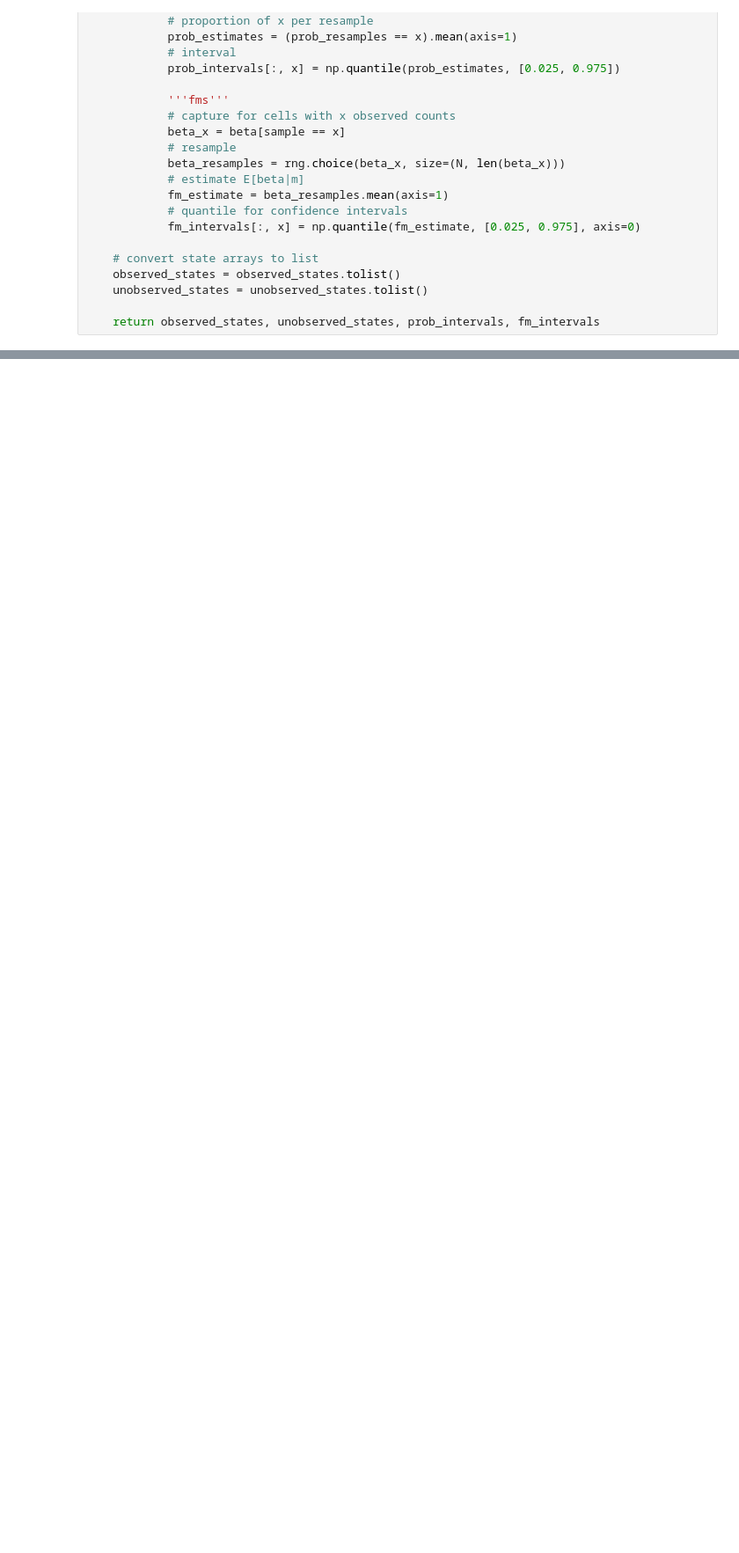
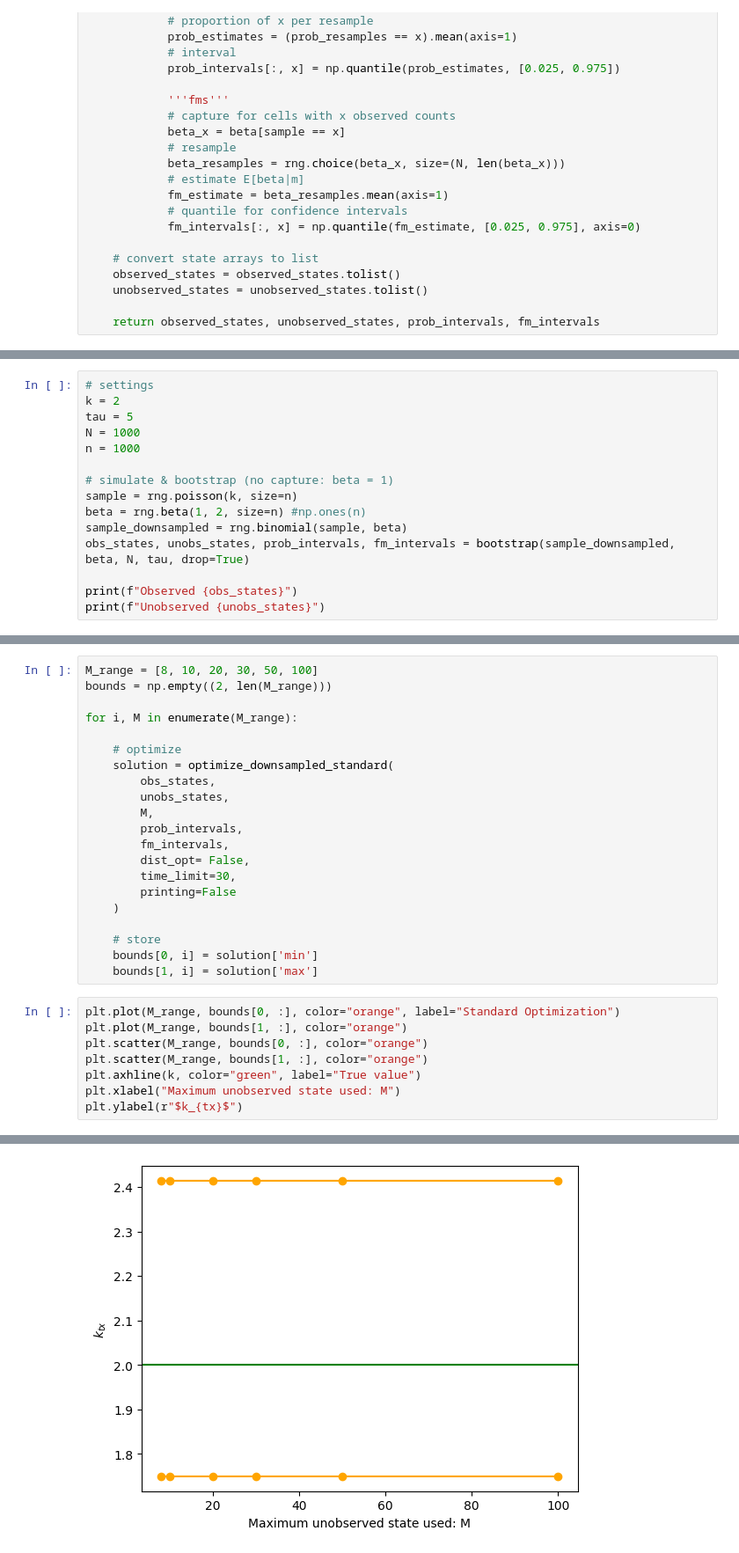
Before and after one commit to willjgh/M5R, a Jupyter notebook: Interaction/Bootstrap-Experiments/observed_set.ipynb, the cells around one changed output, grey strips where cells are left out. Shown: that part at 88% size. Saved outputs shown, nothing was run; the diff lists cells and outputs as text; blank space fills up the shorter version.

Commit message:
Initial setup of joint scaling optimization

```diff
--- a/Interaction/Bootstrap-Experiments/observed_set.ipynb
+++ b/Interaction/Bootstrap-Experiments/observed_set.ipynb
@@ -507,0 +504,15 @@ p(unobs) = 0.0034593625997474398
+# %%
+# settings
+k = 2
+tau = 5
+N = 1000
+n = 1000
+
+# simulate & bootstrap (no capture: beta = 1)
+sample = rng.poisson(k, size=n)
+beta = rng.beta(1, 2, size=n) #np.ones(n)
+sample_downsampled = rng.binomial(sample, beta)
+obs_states, unobs_states, prob_intervals, fm_intervals = bootstrap(sample_downsampled, beta, N, tau, drop=True)
+
+print(f"Observed {obs_states}")
+print(f"Unobserved {unobs_states}")
@@ -507,0 +522,30 @@ p(unobs) = 0.0034593625997474398
+# %%
+M_range = [8, 10, 20, 30, 50, 100]
+bounds = np.empty((2, len(M_range)))
+
+for i, M in enumerate(M_range):
+
+    # optimize
+    solution = optimize_downsampled_standard(
+        obs_states,
+        unobs_states,
+        M,
+        prob_intervals,
+        fm_intervals,
+        dist_opt= False,
+        time_limit=30,
+        printing=False
+    )
+
+    # store
+    bounds[0, i] = solution['min']
+    bounds[1, i] = solution['max']
+# %%
+plt.plot(M_range, bounds[0, :], color="orange", label="Standard Optimization")
+plt.plot(M_range, bounds[1, :], color="orange")
+plt.scatter(M_range, bounds[0, :], color="orange")
+plt.scatter(M_range, bounds[1, :], color="orange")
+plt.axhline(k, color="green", label="True value")
+plt.xlabel("Maximum unobserved state used: M")
+plt.ylabel(r"$k_{tx}$")
+# %% [output]
@@ -507,0 +553 @@ p(unobs) = 0.0034593625997474398
+[figure, added]
```
Also changed, not shown: parts of 35 cells of this notebook.
